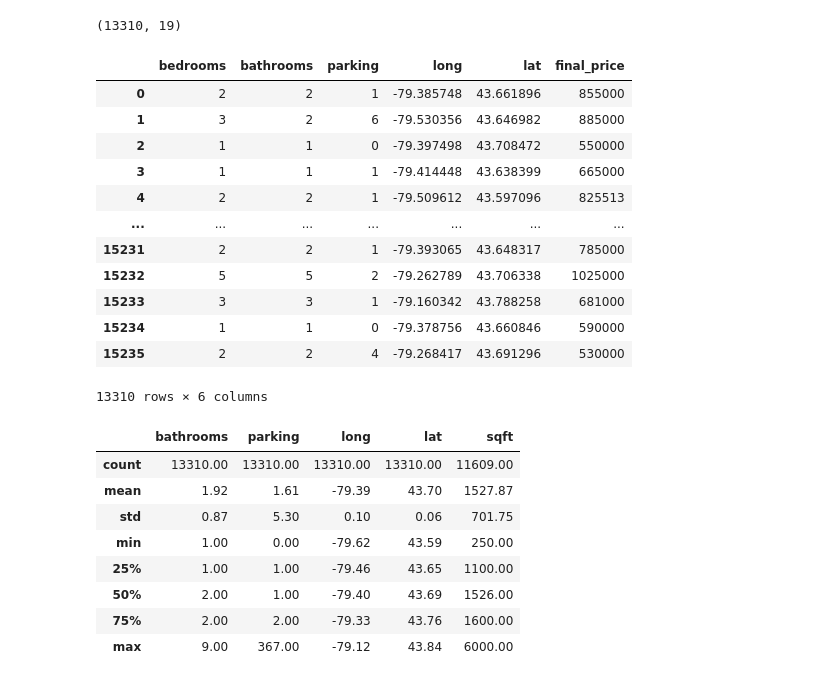
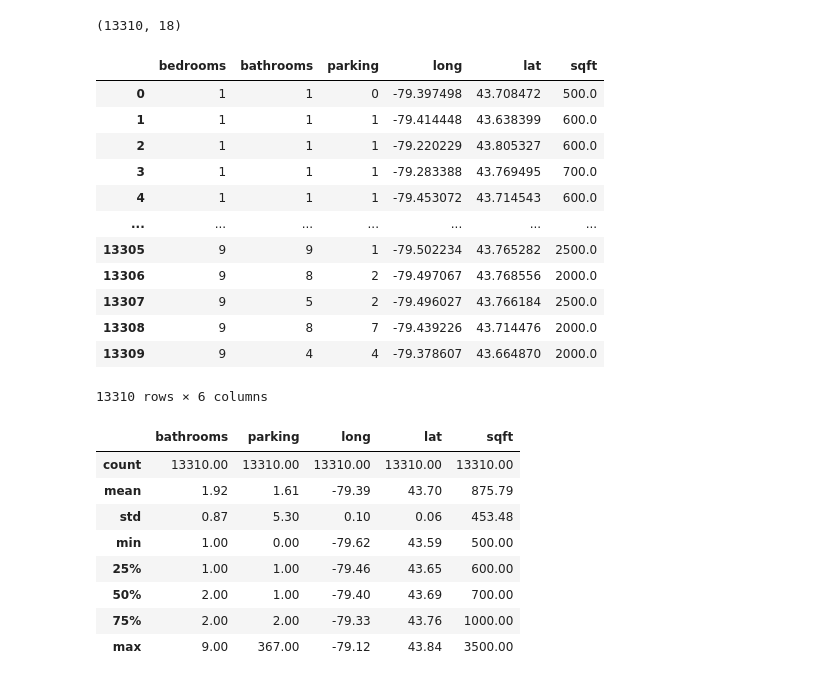
Before and after one commit to m-mraisi/HousingPredictiveAnalysis, a Jupyter notebook: Decision Tree Regressor Machine Learning Model.ipynb, the cells around one changed output. Drawn from its saved outputs; the diff is of its cells as text; code cells hidden in the pictures.

```diff
--- a/Decision Tree Regressor Machine Learning Model.ipynb
+++ b/Decision Tree Regressor Machine Learning Model.ipynb
@@ -67,39 +67,42 @@ def cleansing_function(df):
     sqft.replace({"N/A": "0-0"}, inplace=True)
     sqft = sqft.apply(lambda x: re.split('–|-',x))
 
-    sqft = sqft.apply(lambda x: round(int(x[0]) + int(x[1]) / 2))
+    sqft = sqft.apply(lambda x: min(int(x[0]) , int(x[1])))
     sqft.replace({0: np.nan}, inplace=True)
+    df["sqft"] = sqft
 
-    imputer = KNNImputer(n_neighbors=2)
-    sqft = pd.DataFrame(np.round(imputer.fit_transform(pd.DataFrame(sqft)[["sqft"]])))
-
-    sqft = sqft.rename(columns={0: 'sqft'})
-
-    df["sqft"] = sqft["sqft"]
-
+    frames = []
+    for room in list(set(df['bedrooms'])):
+        df_rooms = df[df['bedrooms']== room]
+        df_rooms['sqft'].fillna(df_rooms['sqft'].min(),inplace = True)
+        frames.append(df_rooms)
+    final_df = pd.concat(frames)
+    final_df = final_df.reset_index().drop(columns=['index', 'level_0'])
+    final_df["sqft"] = final_df["sqft"].round()
+    df = final_df
     return df
 # %%
 df = cleansing_function(df)
 df.shape
 # %% [output]
-(13310, 19)
+(13310, 18)
 # %%
 ## fearures that will be used in this machine learing model, along with our target will be to find the final_price :
 
-df[["bedrooms", "bathrooms", "parking", "long", "lat", "final_price"]]
+df[["bedrooms", "bathrooms", "parking", "long", "lat", "sqft"]]
 # %% [output]
-|  | bedrooms | bathrooms | parking | long | lat | final_price |
-| 0 | 2 | 2 | 1 | -79.385748 | 43.661896 | 855000 |
-| 1 | 3 | 2 | 6 | -79.530356 | 43.646982 | 885000 |
-| 2 | 1 | 1 | 0 | -79.397498 | 43.708472 | 550000 |
-| 3 | 1 | 1 | 1 | -79.414448 | 43.638399 | 665000 |
-| 4 | 2 | 2 | 1 | -79.509612 | 43.597096 | 825513 |
+|  | bedrooms | bathrooms | parking | long | lat | sqft |
+| 0 | 1 | 1 | 0 | -79.397498 | 43.708472 | 500.0 |
+| 1 | 1 | 1 | 1 | -79.414448 | 43.638399 | 600.0 |
+| 2 | 1 | 1 | 1 | -79.220229 | 43.805327 | 600.0 |
+| 3 | 1 | 1 | 1 | -79.283388 | 43.769495 | 700.0 |
+| 4 | 1 | 1 | 1 | -79.453072 | 43.714543 | 600.0 |
 | ... | ... | ... | ... | ... | ... | ... |
-| 15231 | 2 | 2 | 1 | -79.393065 | 43.648317 | 785000 |
-| 15232 | 5 | 5 | 2 | -79.262789 | 43.706338 | 1025000 |
-| 15233 | 3 | 3 | 1 | -79.160342 | 43.788258 | 681000 |
-| 15234 | 1 | 1 | 0 | -79.378756 | 43.660846 | 590000 |
-| 15235 | 2 | 2 | 4 | -79.268417 | 43.691296 | 530000 |
+| 13305 | 9 | 9 | 1 | -79.502234 | 43.765282 | 2500.0 |
+| 13306 | 9 | 8 | 2 | -79.497067 | 43.768556 | 2000.0 |
+| 13307 | 9 | 5 | 2 | -79.496027 | 43.766184 | 2500.0 |
+| 13308 | 9 | 8 | 7 | -79.439226 | 43.714476 | 2000.0 |
+| 13309 | 9 | 4 | 4 | -79.378607 | 43.664870 | 2000.0 |
 13310 rows × 6 columns
 # %%
 ## our target
@@ -113,14 +116,14 @@ X = df[data_features]
 X.describe().round(decimals=2)
 # %% [output]
 |  | bathrooms | parking | long | lat | sqft |
-| count | 13310.00 | 13310.00 | 13310.00 | 13310.00 | 11609.00 |
-| mean | 1.92 | 1.61 | -79.39 | 43.70 | 1527.87 |
-| std | 0.87 | 5.30 | 0.10 | 0.06 | 701.75 |
-| min | 1.00 | 0.00 | -79.62 | 43.59 | 250.00 |
-| 25% | 1.00 | 1.00 | -79.46 | 43.65 | 1100.00 |
-| 50% | 2.00 | 1.00 | -79.40 | 43.69 | 1526.00 |
-| 75% | 2.00 | 2.00 | -79.33 | 43.76 | 1600.00 |
-| max | 9.00 | 367.00 | -79.12 | 43.84 | 6000.00 |
+| count | 13310.00 | 13310.00 | 13310.00 | 13310.00 | 13310.00 |
+| mean | 1.92 | 1.61 | -79.39 | 43.70 | 875.79 |
+| std | 0.87 | 5.30 | 0.10 | 0.06 | 453.48 |
+| min | 1.00 | 0.00 | -79.62 | 43.59 | 500.00 |
+| 25% | 1.00 | 1.00 | -79.46 | 43.65 | 600.00 |
+| 50% | 2.00 | 1.00 | -79.40 | 43.69 | 700.00 |
+| 75% | 2.00 | 2.00 | -79.33 | 43.76 | 1000.00 |
+| max | 9.00 | 367.00 | -79.12 | 43.84 | 3500.00 |
 # %%
 X.isna().sum()
 # %% [output]
```
Also changed, not shown: parts of 6 cells of this notebook, 1 other file.
